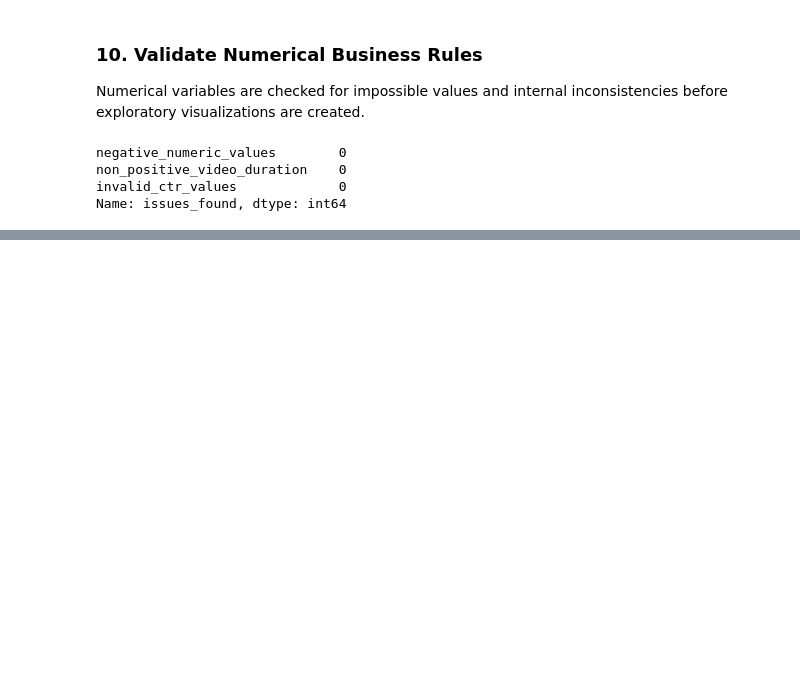
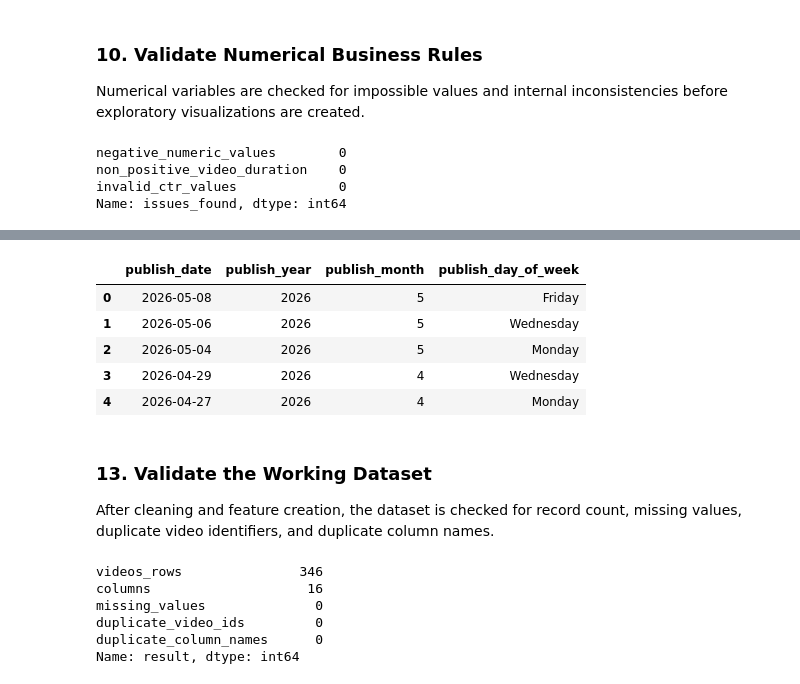
Before and after one commit to MarkCruz911/youtube-shorts-performance-analysis, a Jupyter notebook: notebooks/01_data_audit.ipynb, the cells around one changed output, grey strips where cells are left out. Cells and saved outputs as stored; diff of their text form; code cells hidden in the pictures; blank space fills up the shorter version.

```diff
--- a/notebooks/01_data_audit.ipynb
+++ b/notebooks/01_data_audit.ipynb
@@ -371,0 +376,20 @@ Name: issues_found, dtype: int64
+# %%
+videos_clean["video_duration_seconds"] = (
+    videos_clean["video_duration_seconds"].astype("int64")
+)
+
+videos_clean["average_view_duration_seconds"] = (
+    videos_clean["average_view_duration_seconds"].astype("int64")
+)
+
+videos_clean = videos_clean.drop(
+    columns=["average_view_duration"]
+)
+
+
+videos_clean[
+    [
+        "video_duration_seconds",
+        "average_view_duration_seconds"
+    ]
+].head()
@@ -371,0 +407,45 @@ Name: issues_found, dtype: int64
+# %%
+videos_clean["publish_year"] = videos_clean["publish_date"].dt.year
+
+videos_clean["publish_month"] = videos_clean["publish_date"].dt.month
+
+videos_clean["publish_day_of_week"] = videos_clean["publish_date"].dt.day_name()
+
+videos_clean[
+    [
+        "publish_date",
+        "publish_year",
+        "publish_month",
+        "publish_day_of_week"
+    ]
+].head()
+# %% [output]
+|  | publish_date | publish_year | publish_month | publish_day_of_week |
+| 0 | 2026-05-08 | 2026 | 5 | Friday |
+| 1 | 2026-05-06 | 2026 | 5 | Wednesday |
+| 2 | 2026-05-04 | 2026 | 5 | Monday |
+| 3 | 2026-04-29 | 2026 | 4 | Wednesday |
+| 4 | 2026-04-27 | 2026 | 4 | Monday |
+# %% [markdown]
+### 13. Validate the Working Dataset
+
+After cleaning and feature creation, the dataset is checked for record count, missing values, duplicate video identifiers, and duplicate column names.
+# %%
+working_data_checks = pd.Series(
+    {
+        "videos_rows": len(videos_clean),
+        "columns": videos_clean.shape[1],
+        "missing_values": videos_clean.isna().sum().sum(),
+        "duplicate_video_ids": videos_clean["video_id"].duplicated().sum(),
+        "duplicate_column_names": videos_clean.columns.duplicated().sum()
+    },name="result"
+)
+
+working_data_checks
+# %% [output]
+videos_rows               346
+columns                    16
+missing_values              0
+duplicate_video_ids         0
+duplicate_column_names      0
+Name: result, dtype: int64
```
Also changed, not shown: parts of 7 cells of this notebook.
